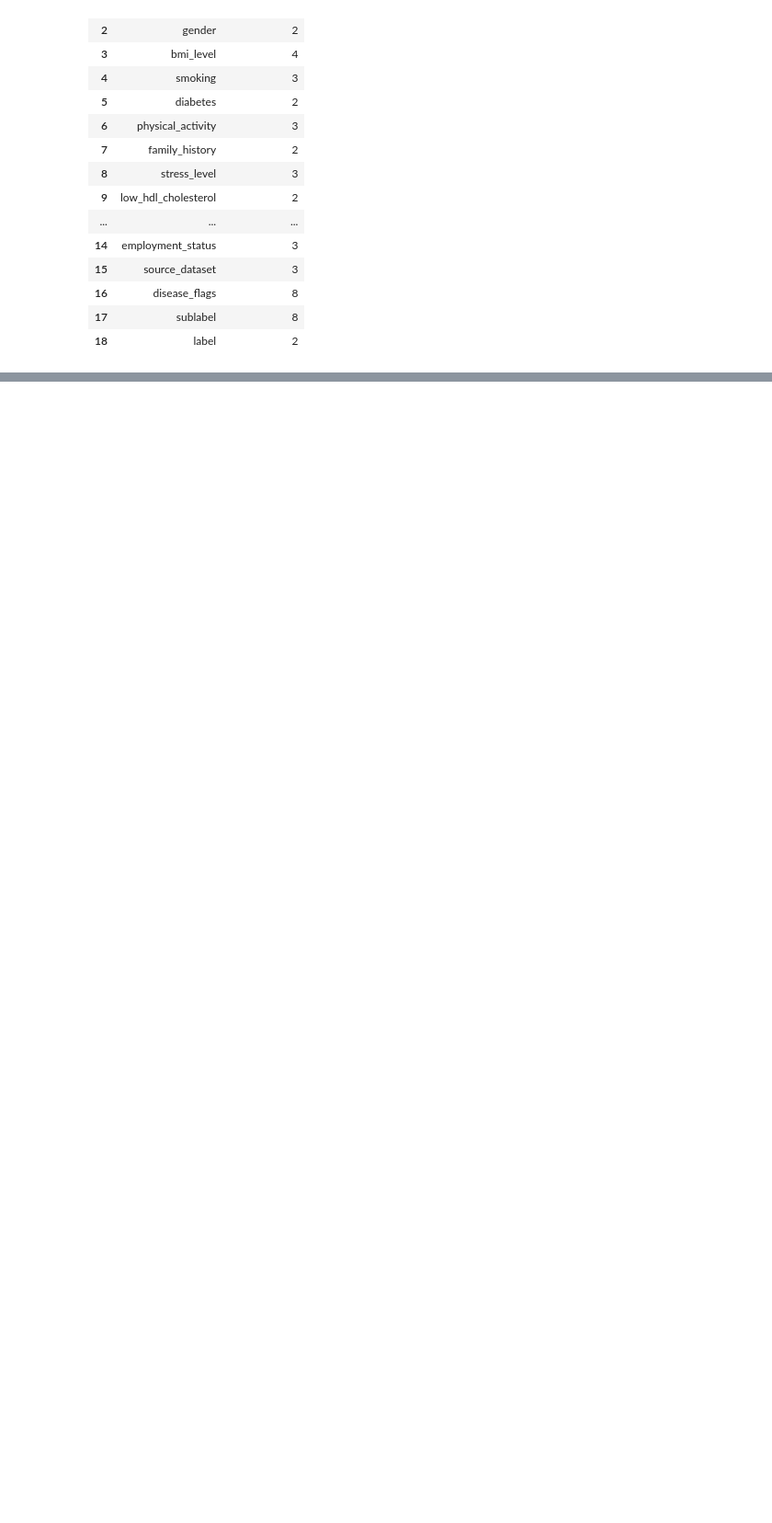
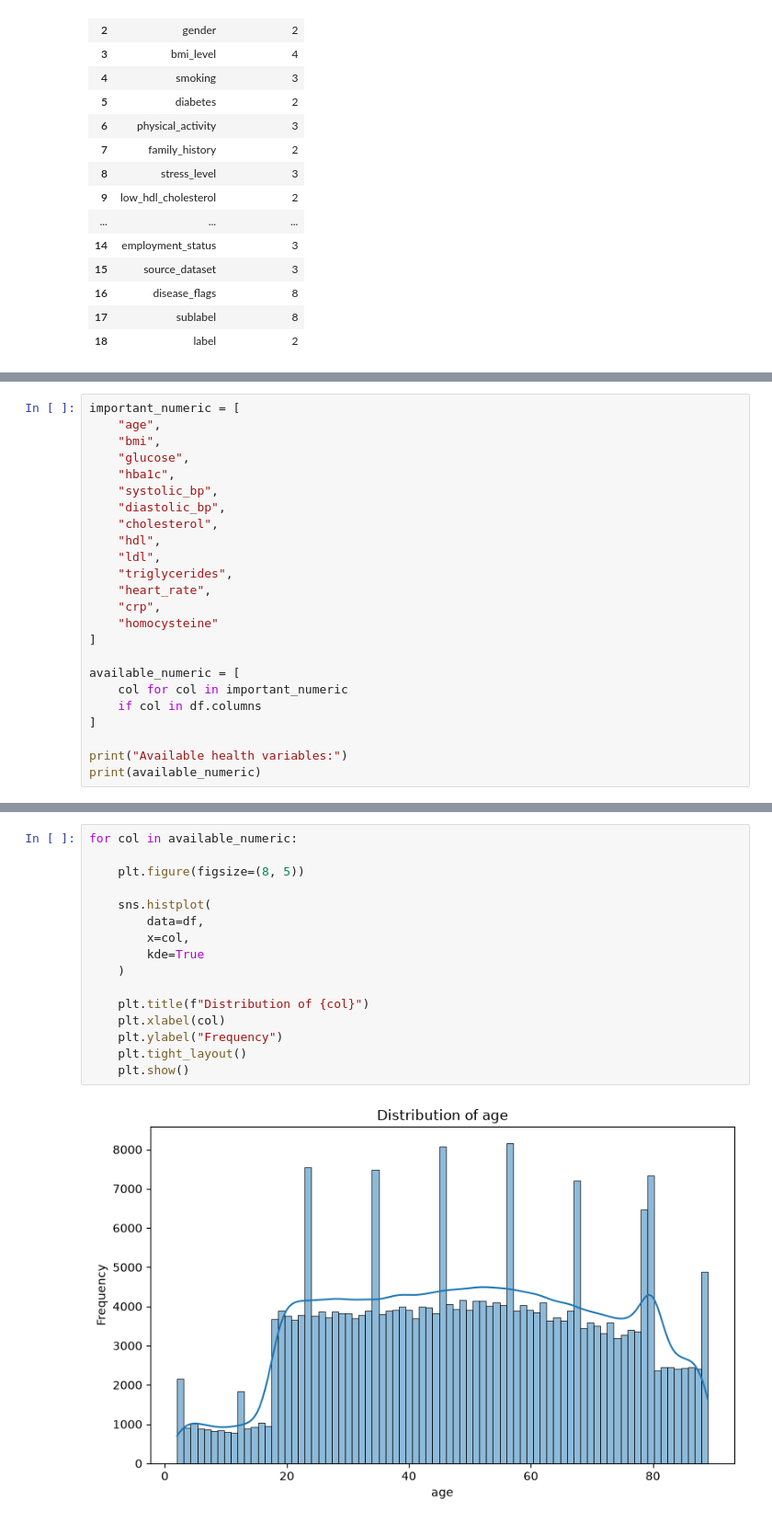
Before and after one commit to to-bits/multidisease-risk-profiler, a Jupyter notebook: notebooks/03_eda.ipynb, the cells around one changed output, grey strips where cells are left out. Shown at 92% size. Saved outputs shown, nothing was run; the diff lists cells and outputs as text; blank space fills up the shorter version.

Commit message:
distributions

```diff
--- a/notebooks/03_eda.ipynb
+++ b/notebooks/03_eda.ipynb
@@ -126,0 +129,24 @@ Categorical columns: 19
+# %%
+important_numeric = [
+    "age",
+    "bmi",
+    "glucose",
+    "hba1c",
+    "systolic_bp",
+    "diastolic_bp",
+    "cholesterol",
+    "hdl",
+    "ldl",
+    "triglycerides",
+    "heart_rate",
+    "crp",
+    "homocysteine"
+]
+
+available_numeric = [
+    col for col in important_numeric
+    if col in df.columns
+]
+
+print("Available health variables:")
+print(available_numeric)
@@ -126,0 +156,18 @@ Categorical columns: 19
+# %%
+for col in available_numeric:
+
+    plt.figure(figsize=(8, 5))
+
+    sns.histplot(
+        data=df,
+        x=col,
+        kde=True
+    )
+
+    plt.title(f"Distribution of {col}")
+    plt.xlabel(col)
+    plt.ylabel("Frequency")
+    plt.tight_layout()
+    plt.show()
+# %% [output]
+[figure, added]
```
Also changed, not shown: parts of 11 cells of this notebook.
